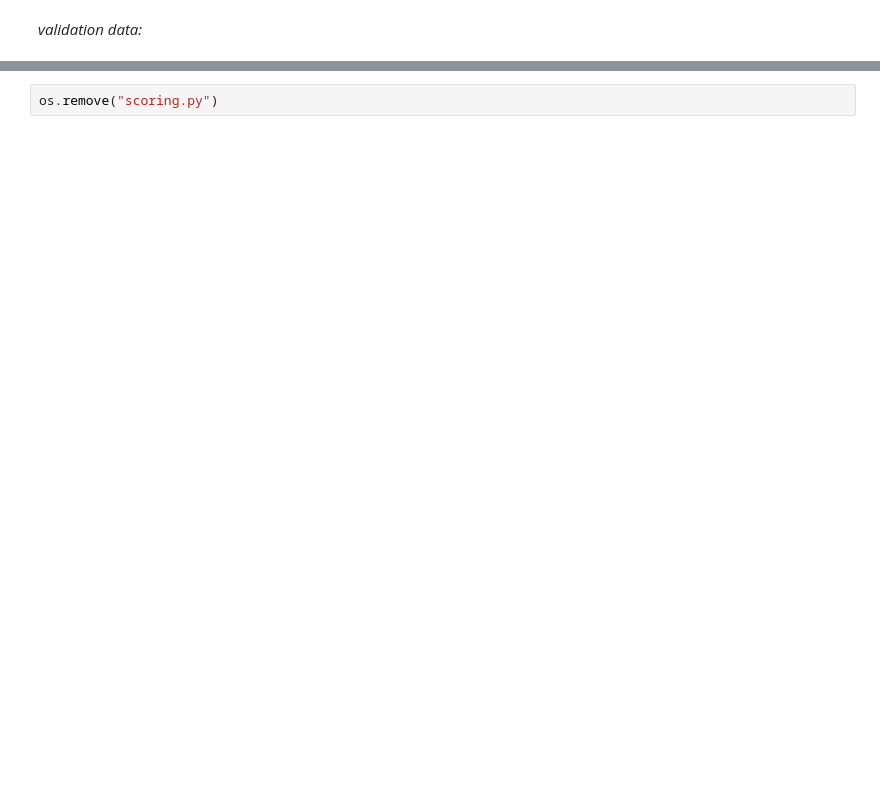
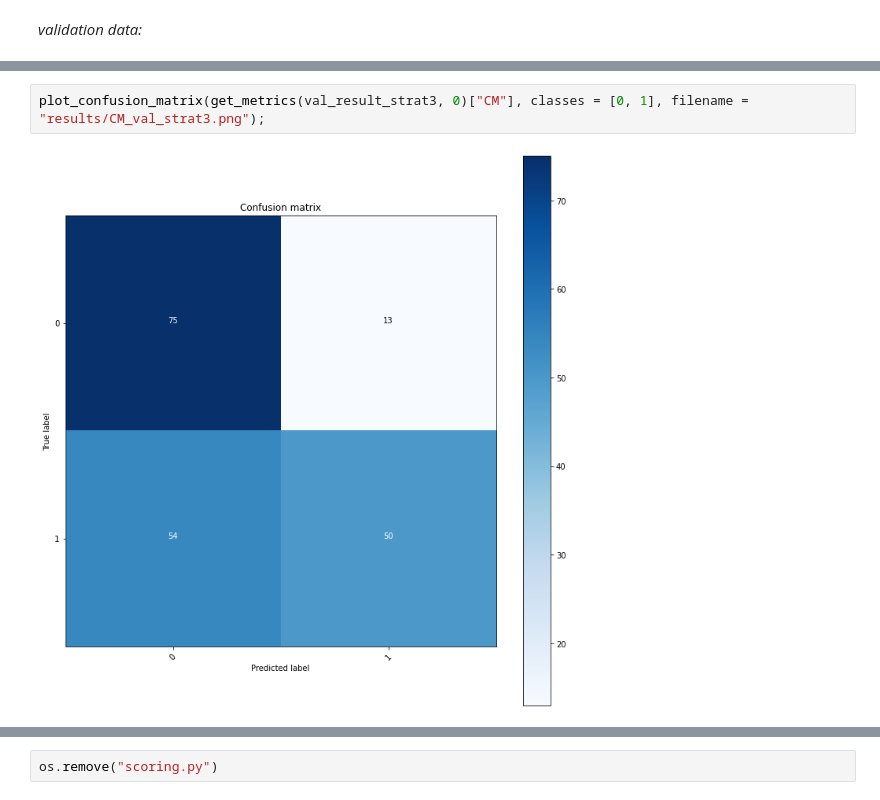
Before and after one commit to michabirklbauer/protein_docking, a Jupyter notebook: data/acetylcholinesterase/scoring/scoring.ipynb, the cells around one changed output, grey strips where cells are left out. Saved outputs shown, nothing was run; the diff lists cells and outputs as text; blank space fills up the shorter version.

```diff
--- a/data/acetylcholinesterase/scoring/scoring.ipynb
+++ b/data/acetylcholinesterase/scoring/scoring.ipynb
@@ -300,0 +290,4 @@ Strategy 4:  {'Ya': 0.8108108108108109, 'EF': 1.496881496881497, 'REF': 81.08108
+# %%
+plot_confusion_matrix(get_metrics(val_result_strat3, 0)["CM"], classes = [0, 1], filename = "results/CM_val_strat3.png");
+# %% [output]
+[figure, added]
```
Also changed, not shown: parts of 17 cells of this notebook, 6 other files.
